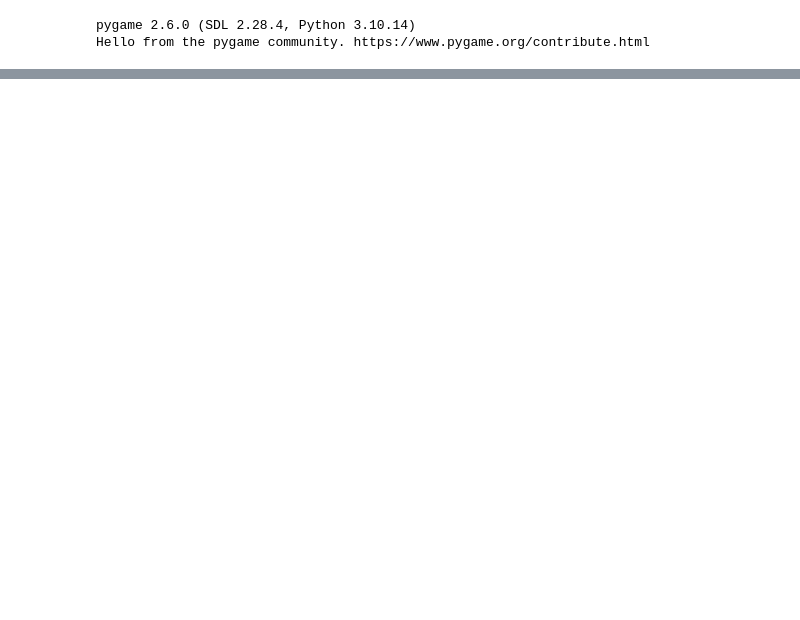
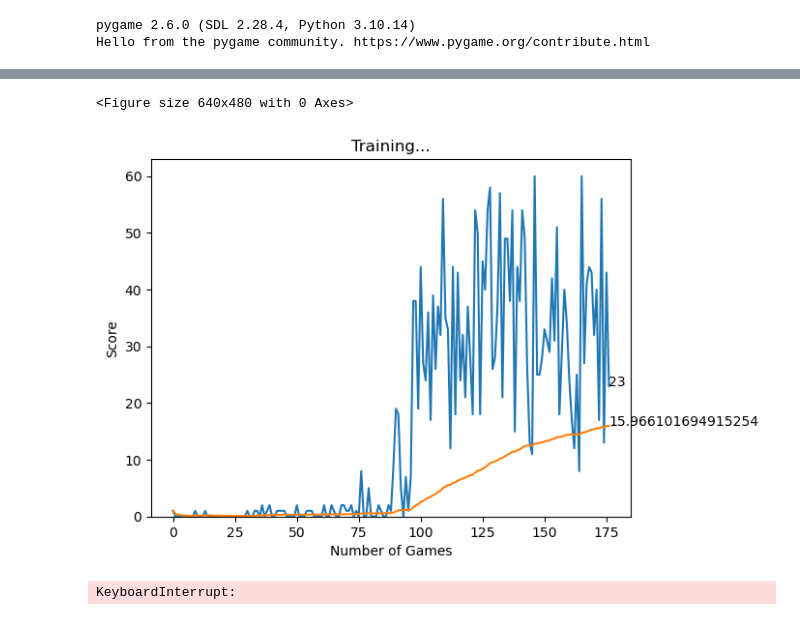
Before and after one commit to EleneKaji/ReinforcementLearning-SnakeGame, a Jupyter notebook: SnakeGameRL.ipynb, the cells around one changed output, grey strips where cells are left out. Drawn from its saved outputs; the diff is of its cells as text; code cells hidden in the pictures; blank space fills up the shorter version.

```diff
--- a/SnakeGameRL.ipynb
+++ b/SnakeGameRL.ipynb
@@ -157,0 +332,49 @@ Final Score 0
+# %%
+def train():
+    plot_scores = []
+    plot_mean_scores = []
+    total_score = 0
+    record = 0
+    agent = Agent()
+    game = SnakeGame()
+
+    while True:
+        # get current state
+        current_state = agent.get_state(game)
+
+        # get the action based on the state (predict)
+        action = agent.get_action(current_state)
+
+        # perform action and get the new state
+        reward, done, score = game.play_step(action)
+        new_state = agent.get_state(game)
+
+        # train on short memory
+        agent.train_short_memory(current_state, action, reward, new_state, done)
+
+        # remember for long memory
+        agent.remember(current_state, action, reward, new_state, done)
+
+        # the game is done
+        if done:
+            # train long memory
+            game.reset()
+            agent.n_games += 1
+            agent.train_long_memory()
+
+            if score > record:
+                record = score
+
+            print(f"Game: {agent.n_games}\t Score: {score}\t Record: {record}")
+
+            plot_scores.append(score)
+            total_score += score
+            mean_score = total_score / agent.n_games
+            plot_mean_scores.append(mean_score)
+            plot(plot_scores, plot_mean_scores)
+# %%
+train()
+# %% [output]
+<Figure size 640x480 with 0 Axes>
+[figure, added]
+KeyboardInterrupt:
```
Also changed, not shown: parts of 9 cells of this notebook.
